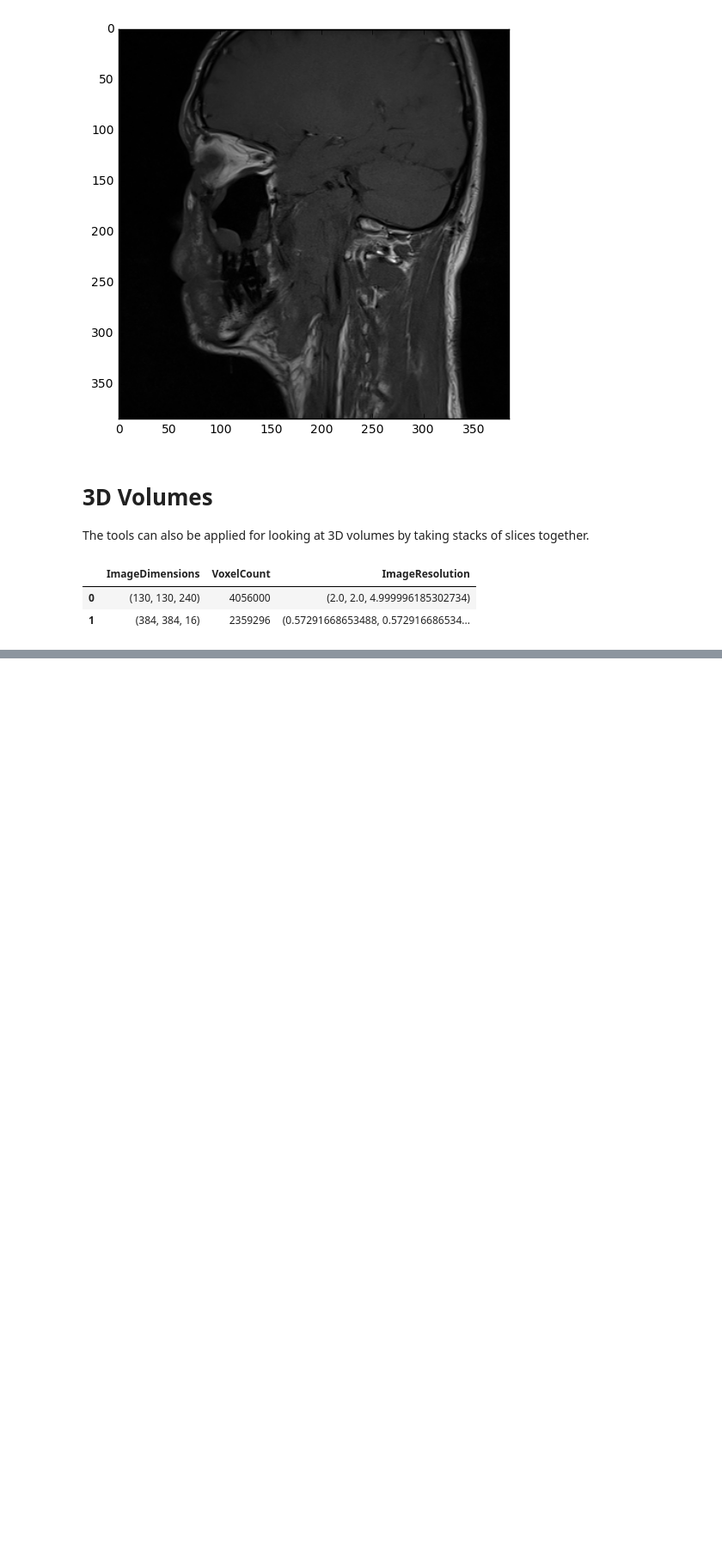
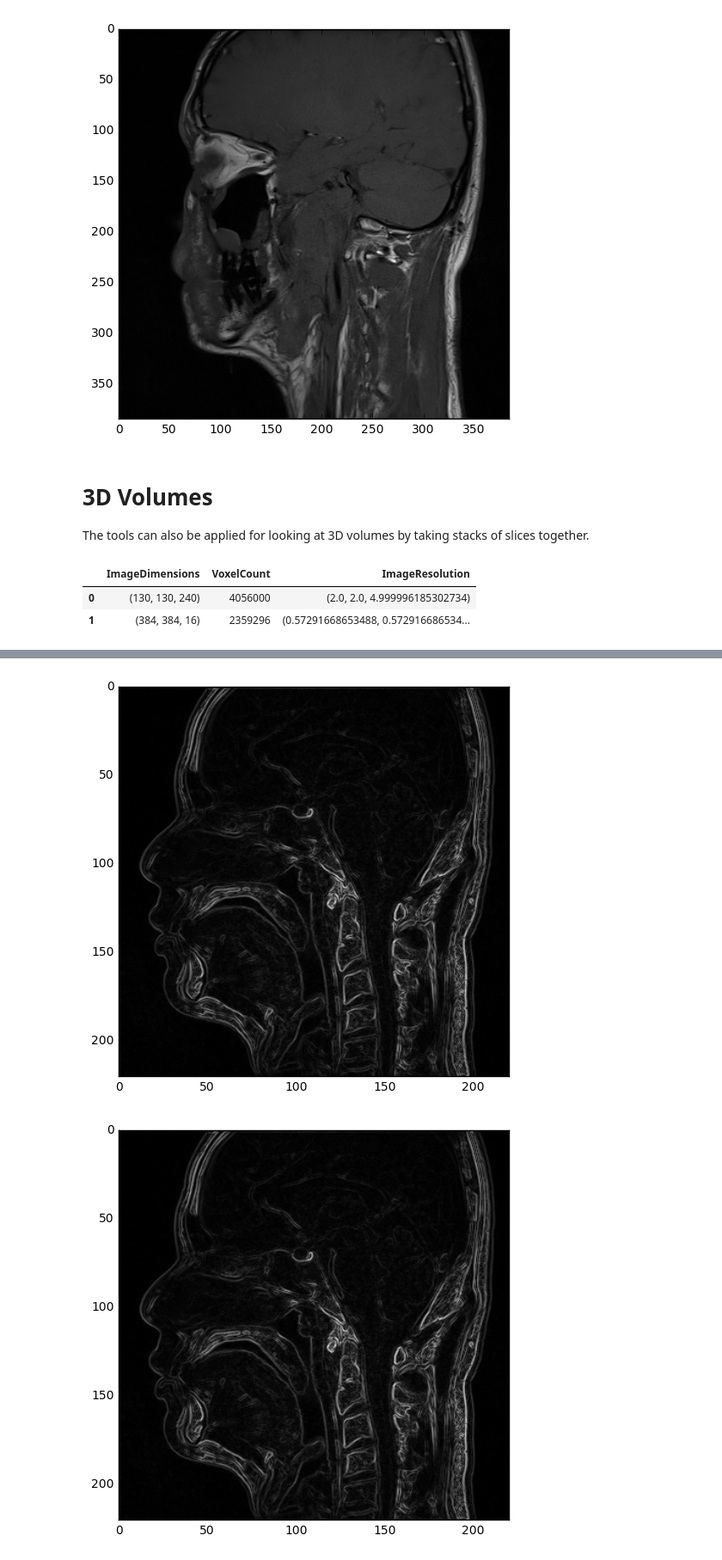
Before and after one commit to 4Quant/BBP-Setup, a Jupyter notebook: notebooks/Load DF Tiles.ipynb, the cells around one changed output, grey strips where cells are left out. Shown at 86% size. Saved outputs shown, nothing was run; the diff lists cells and outputs as text; code cells hidden in the pictures; blank space fills up the shorter version.

```diff
--- a/notebooks/Load DF Tiles.ipynb
+++ b/notebooks/Load DF Tiles.ipynb
@@ -77,0 +78,7 @@ _ = out_img.show()
+# %%
+post_filt_df = apply_filter(mri_3d_df, sitk.GradientMagnitude)
+# %%
+_ = show_first_image(post_filt_df)
+# %% [output]
+[figure, added]
+[figure, added]
```
Also changed, not shown: parts of 14 cells of this notebook, 1 other file.
